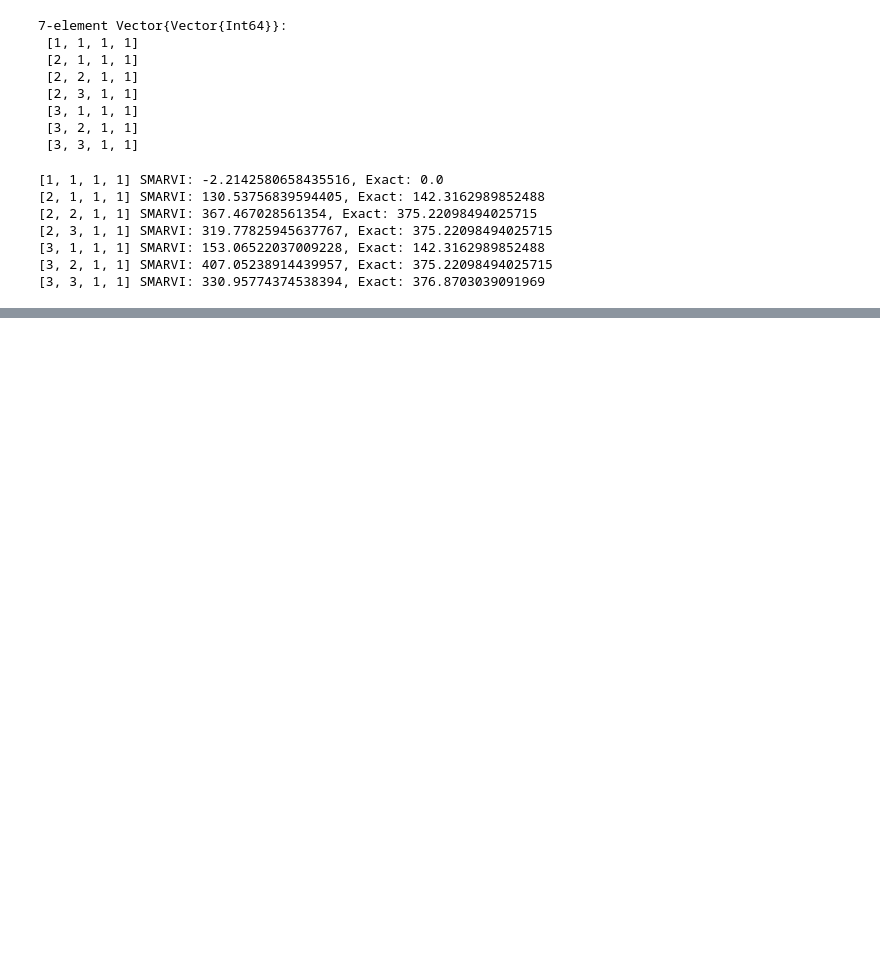
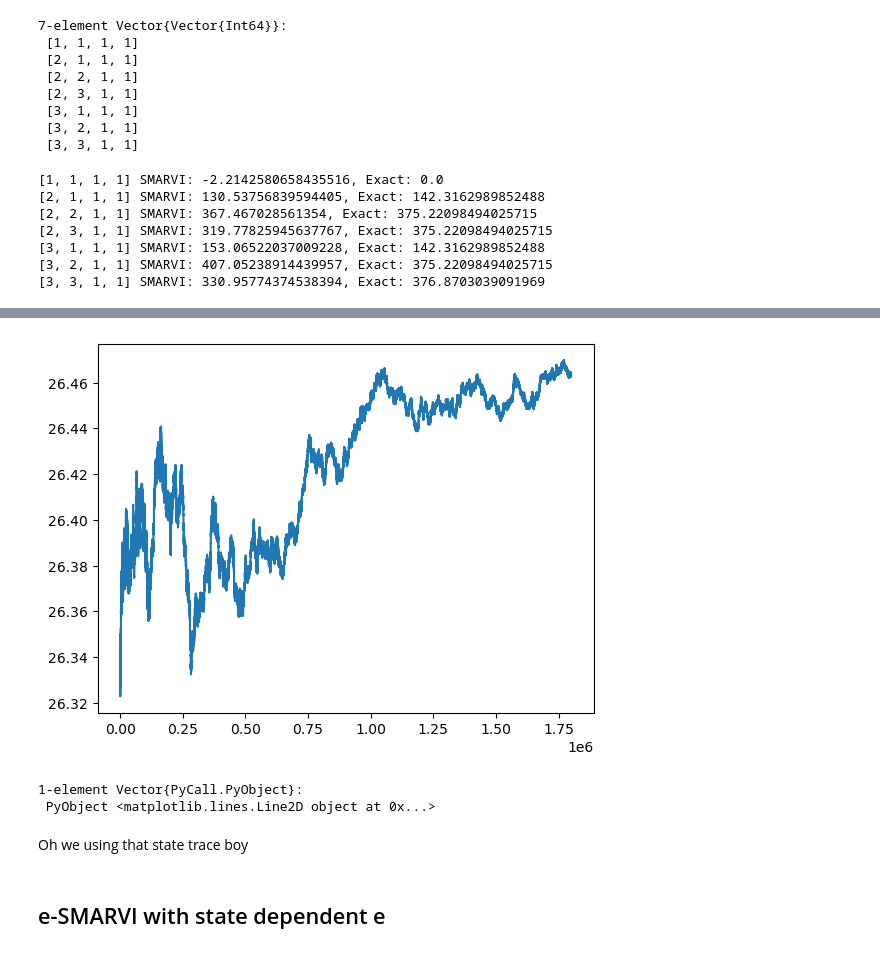
Before and after one commit to fairleyl/PhD-Code, a Jupyter notebook: AVI-Suite-SMART.ipynb, the cells around one changed output, grey strips where cells are left out. Saved outputs shown, nothing was run; the diff lists cells and outputs as text; code cells hidden in the pictures; blank space fills up the shorter version.

```diff
--- a/AVI-Suite-SMART.ipynb
+++ b/AVI-Suite-SMART.ipynb
@@ -4363,0 +4686,3 @@ end
+# %%
+resultTab = smarviTab_epsGreedyST(N,alpha_d, alpha_r, beta, tau, c0, c1, r, nMax, 1.0, 100.0; printProgress = true, modCounter = 1000000)
+println("Complete")
@@ -4363,0 +4717,4 @@ end
+# %%
+evalNMax = 2000000
+gs = gEvaluationTab(N,alpha_d, alpha_r, beta, tau, c0, c1, r, evalNMax, resultTab[1], resultTab[2]; printProgress = true, modCounter = 100000)
+gs[1]
@@ -4363,0 +4740,10 @@ end
+# %%
+PyPlot.plot(gs[2][200000:evalNMax])
+# %% [output]
+[figure, added]
+1-element Vector{PyCall.PyObject}:
+ PyObject <matplotlib.lines.Line2D object at 0x...>
+# %% [markdown]
+Oh we using that state trace boy
+# %% [markdown]
+## e-SMARVI with state dependent e
```
Also changed, not shown: parts of 42 cells of this notebook.
